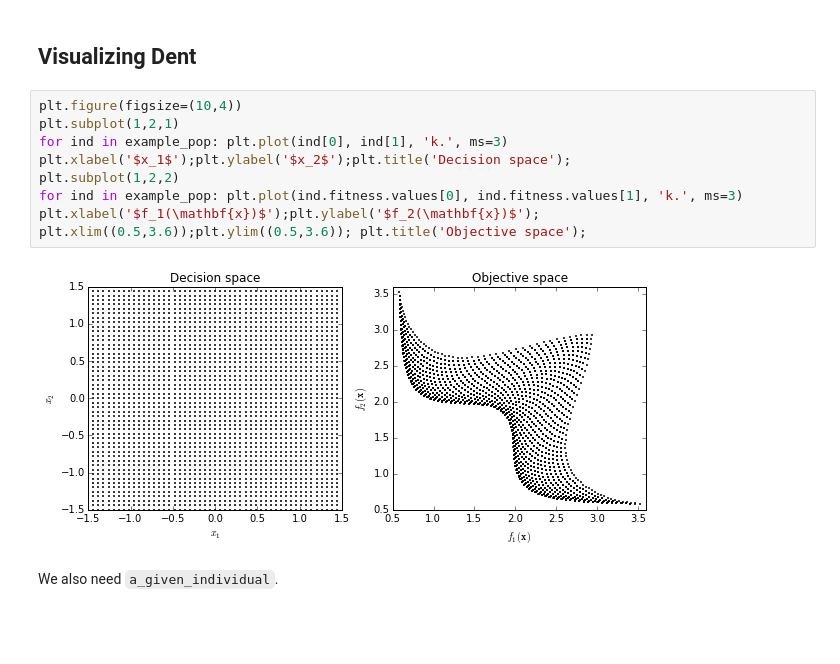
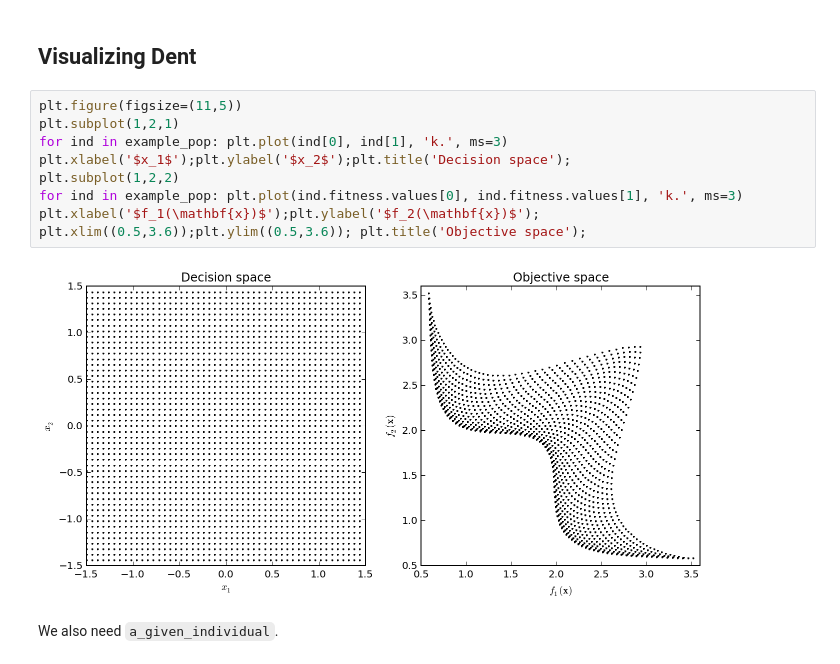
Before and after one commit to lmarti/scalable-moedas-talk, a Jupyter notebook: Evolutionary Multi-Objective Optimization.ipynb, the cells around one changed output. Drawn from its saved outputs; the diff is of its cells as text; blank space fills up the shorter version.

```diff
--- a/Evolutionary Multi-Objective Optimization.ipynb
+++ b/Evolutionary Multi-Objective Optimization.ipynb
@@ -191,16 +187,16 @@ for ind, fit in zip(example_pop, fitnesses):
 # %% [markdown]
 ## Visualizing Dent
 # %%
-plt.figure(figsize=(10,4))
+plt.figure(figsize=(11,5))
 plt.subplot(1,2,1)
 for ind in example_pop: plt.plot(ind[0], ind[1], 'k.', ms=3)
 plt.xlabel('$x_1$');plt.ylabel('$x_2$');plt.title('Decision space');
 plt.subplot(1,2,2)
 for ind in example_pop: plt.plot(ind.fitness.values[0], ind.fitness.values[1], 'k.', ms=3)
 plt.xlabel('$f_1(\mathbf{x})$');plt.ylabel('$f_2(\mathbf{x})$');
 plt.xlim((0.5,3.6));plt.ylim((0.5,3.6)); plt.title('Objective space');
 # %% [output]
-[figure, old version]
+[figure, new version]
 # %% [markdown]
 We also need `a_given_individual`.
 # %%
```
Also changed, not shown: parts of 49 cells of this notebook, 4 other files.
